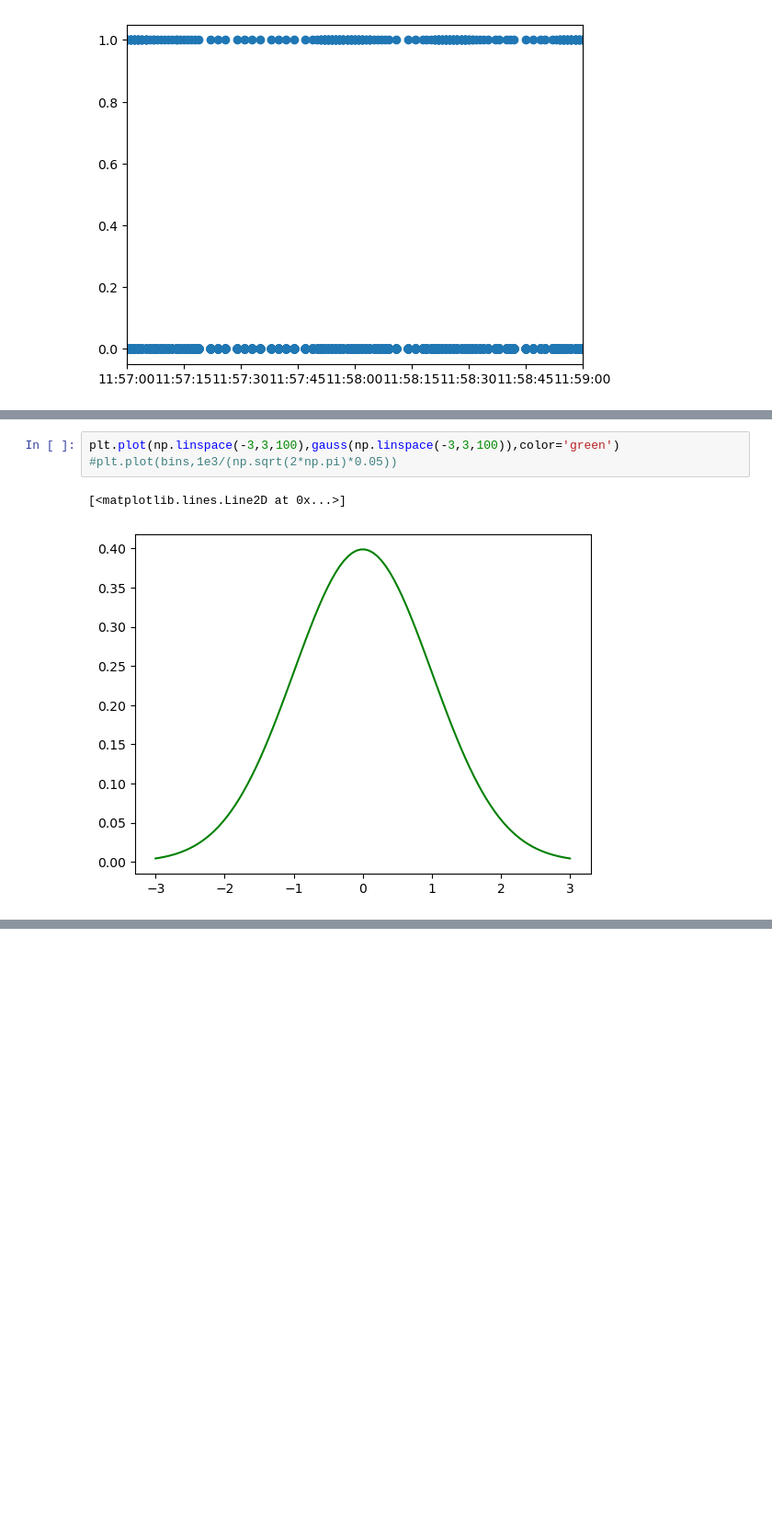
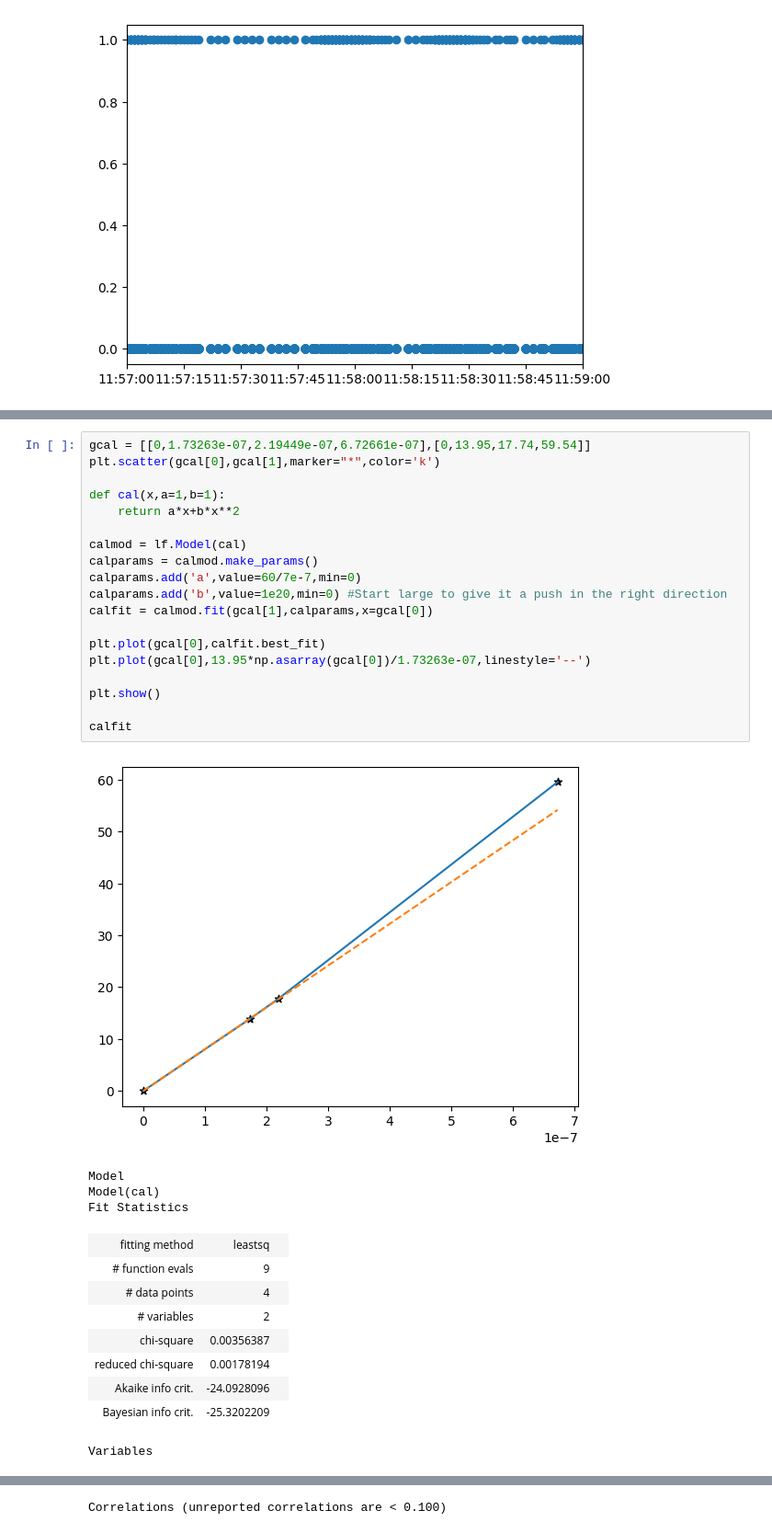
Before and after one commit to villano-lab/R76Analysis, a Jupyter notebook: Tutorial_Replication.ipynb, the cells around one changed output, grey strips where cells are left out. Shown at 92% size. Cells and saved outputs as stored; diff of their text form; blank space fills up the shorter version.

```diff
--- a/Tutorial_Replication.ipynb
+++ b/Tutorial_Replication.ipynb
@@ -156,6 +156,33 @@ Variables
-# %%
-plt.plot(np.linspace(-3,3,100),gauss(np.linspace(-3,3,100)),color='green')
-#plt.plot(bins,1e3/(np.sqrt(2*np.pi)*0.05))
-# %% [output]
-[<matplotlib.lines.Line2D at 0x...>]
-[figure, removed]
+# %%
+gcal = [[0,1.73263e-07,2.19449e-07,6.72661e-07],[0,13.95,17.74,59.54]]
+plt.scatter(gcal[0],gcal[1],marker="*",color='k')
+
+def cal(x,a=1,b=1):
+    return a*x+b*x**2
+
+calmod = lf.Model(cal)
+calparams = calmod.make_params()
+calparams.add('a',value=60/7e-7,min=0)
+calparams.add('b',value=1e20,min=0) #Start large to give it a push in the right direction
+calfit = calmod.fit(gcal[1],calparams,x=gcal[0])
+
+plt.plot(gcal[0],calfit.best_fit)
+plt.plot(gcal[0],13.95*np.asarray(gcal[0])/1.73263e-07,linestyle='--')
+
+plt.show()
+
+calfit
+# %% [output]
+[figure, added]
+Model
+Model(cal)
+Fit Statistics
+| fitting method | leastsq |  |
+| # function evals | 9 |  |
+| # data points | 4 |  |
+| # variables | 2 |  |
+| chi-square | 0.00356387 |  |
+| reduced chi-square | 0.00178194 |  |
+| Akaike info crit. | -24.0928096 |  |
+| Bayesian info crit. | -25.3202209 |  |
+Variables
@@ -161,0 +192 @@ plt.plot(np.linspace(-3,3,100),gauss(np.linspace(-3,3,100)),color='green')
+Correlations (unreported correlations are < 0.100)
```
Also changed, not shown: parts of 24 cells of this notebook.
